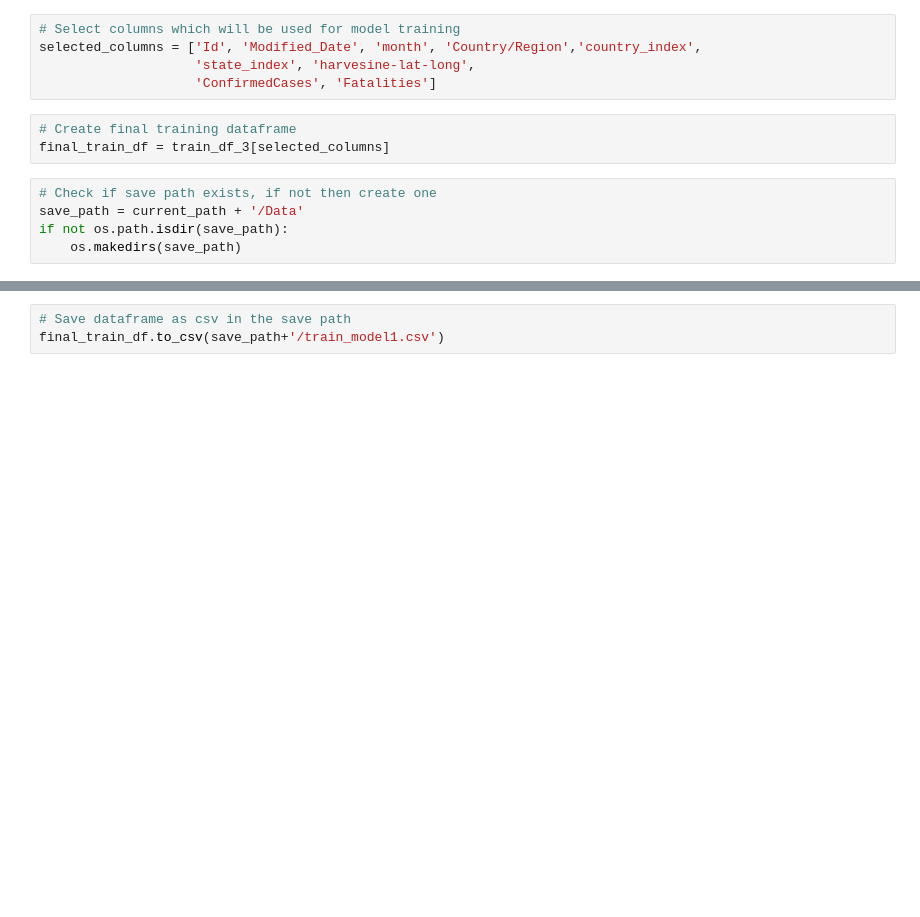
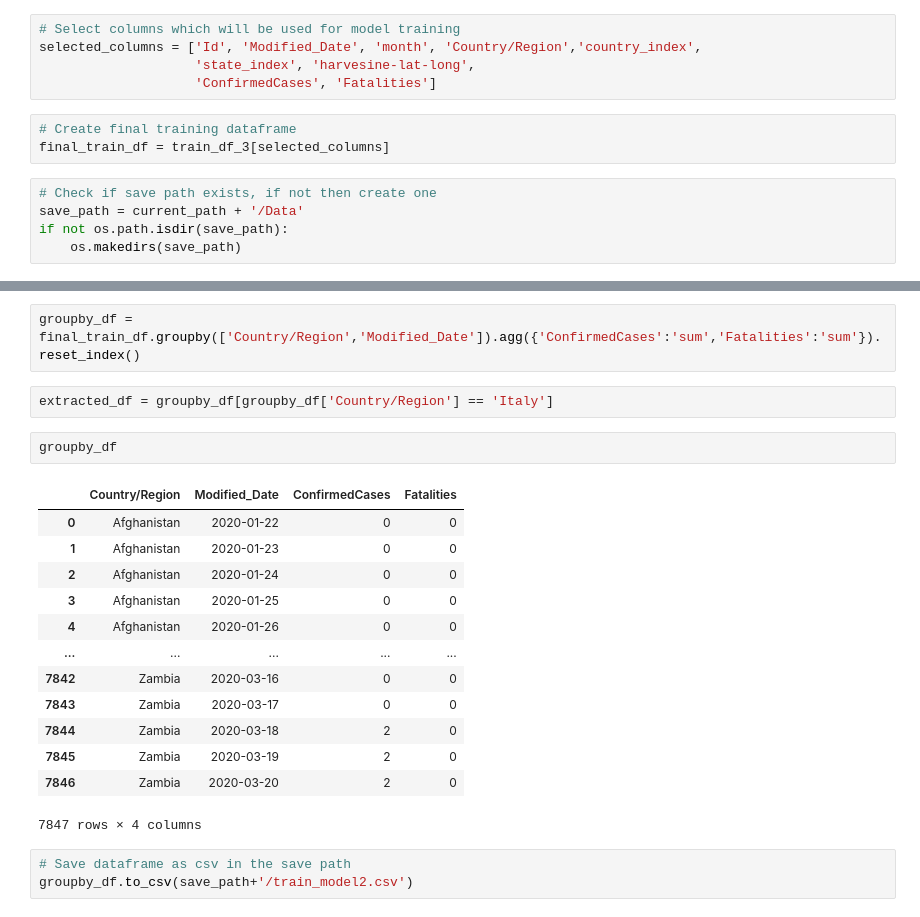
Before and after one commit to zoro666/covid19-global-forecasting, a Jupyter notebook: data_preparation.ipynb, the cells around one changed output, grey strips where cells are left out. Saved outputs shown, nothing was run; the diff lists cells and outputs as text; blank space fills up the shorter version.

```diff
--- a/data_preparation.ipynb
+++ b/data_preparation.ipynb
@@ -434,3 +450,23 @@ if not os.path.isdir(save_path):
+# %%
+groupby_df = final_train_df.groupby(['Country/Region','Modified_Date']).agg({'ConfirmedCases':'sum','Fatalities':'sum'}).reset_index()
+# %%
+extracted_df = groupby_df[groupby_df['Country/Region'] == 'Italy']
+# %%
+groupby_df
+# %% [output]
+|  | Country/Region | Modified_Date | ConfirmedCases | Fatalities |
+| 0 | Afghanistan | 2020-01-22 | 0 | 0 |
+| 1 | Afghanistan | 2020-01-23 | 0 | 0 |
+| 2 | Afghanistan | 2020-01-24 | 0 | 0 |
+| 3 | Afghanistan | 2020-01-25 | 0 | 0 |
+| 4 | Afghanistan | 2020-01-26 | 0 | 0 |
+| ... | ... | ... | ... | ... |
+| 7842 | Zambia | 2020-03-16 | 0 | 0 |
+| 7843 | Zambia | 2020-03-17 | 0 | 0 |
+| 7844 | Zambia | 2020-03-18 | 2 | 0 |
+| 7845 | Zambia | 2020-03-19 | 2 | 0 |
+| 7846 | Zambia | 2020-03-20 | 2 | 0 |
+7847 rows × 4 columns
 # %%
 # Save dataframe as csv in the save path
-final_train_df.to_csv(save_path+'/train_model1.csv')
+groupby_df.to_csv(save_path+'/train_model2.csv')
```
Also changed, not shown: parts of 2 cells of this notebook, 2 other files.
